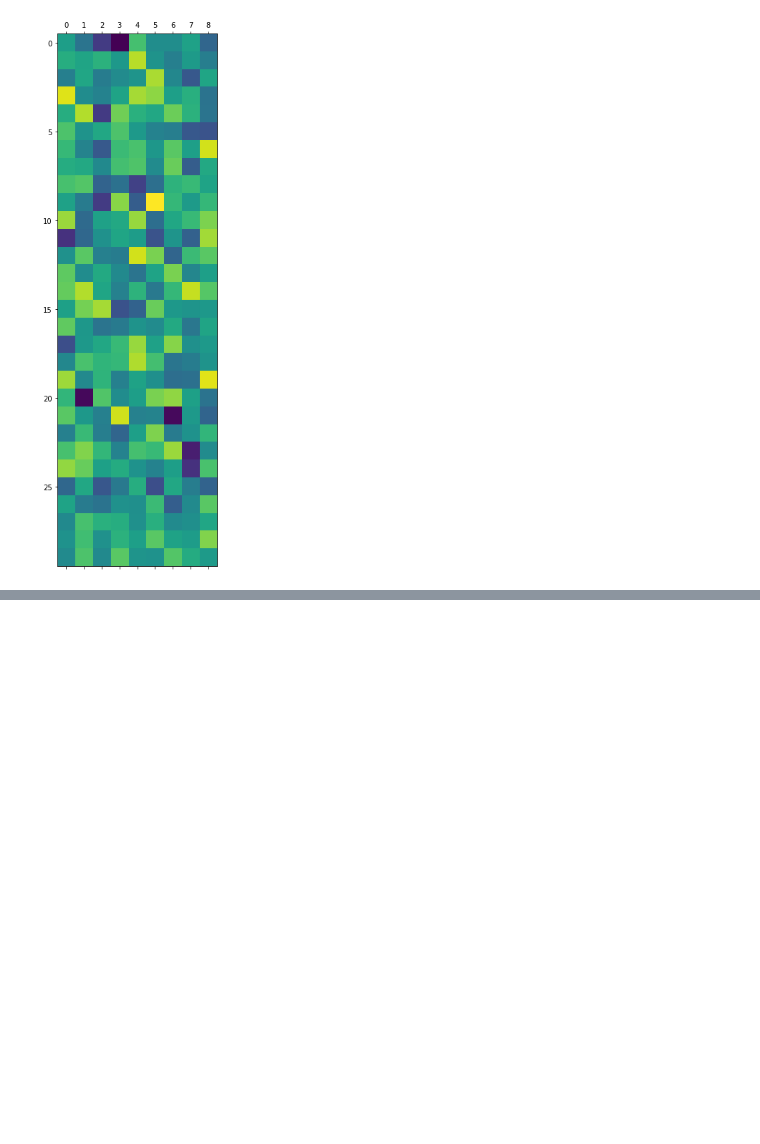
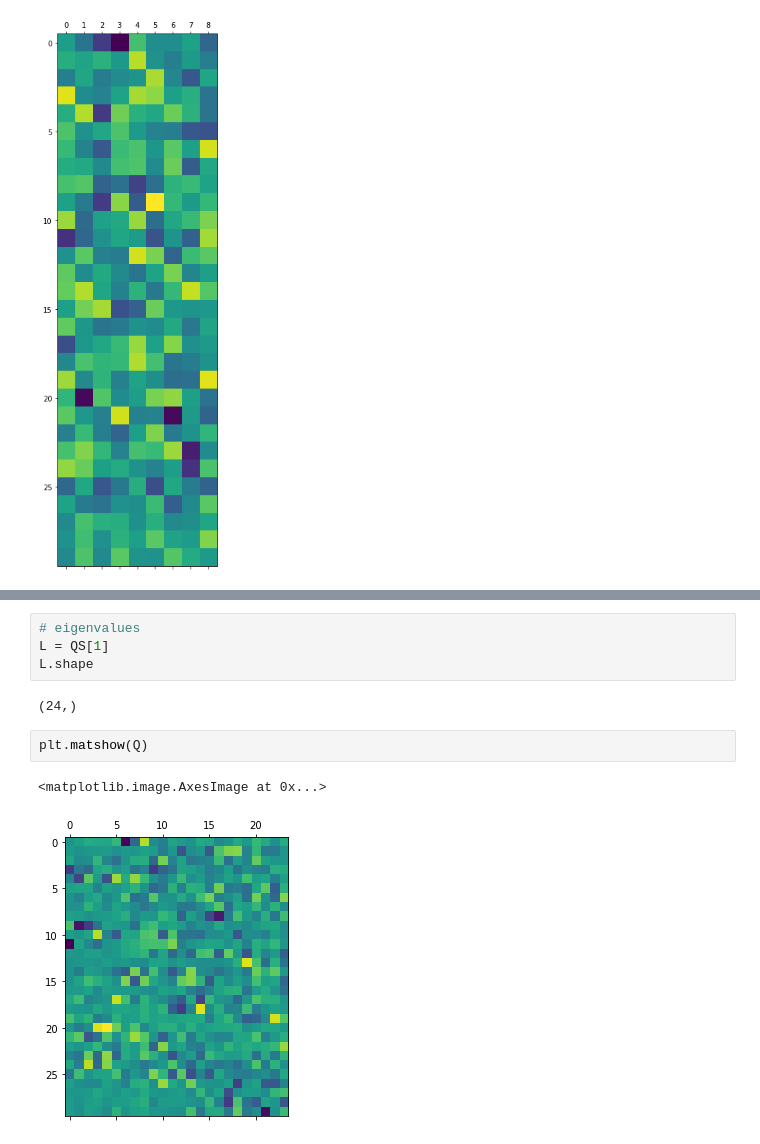
Before and after one commit to annacuomo/Anna_PostDoc_notebooks, a Jupyter notebook: debug_economic_decomposition.ipynb, the cells around one changed output, grey strips where cells are left out. Saved outputs shown, nothing was run; the diff lists cells and outputs as text; blank space fills up the shorter version.

```diff
--- a/debug_economic_decomposition.ipynb
+++ b/debug_economic_decomposition.ipynb
@@ -96,0 +181,11 @@ plt.matshow(Q)
+# %%
+# eigenvalues
+L = QS[1]
+L.shape
+# %% [output]
+(24,)
+# %%
+plt.matshow(Q)
+# %% [output]
+<matplotlib.image.AxesImage at 0x...>
+[figure, added]
```
Also changed, not shown: parts of 21 cells of this notebook.
